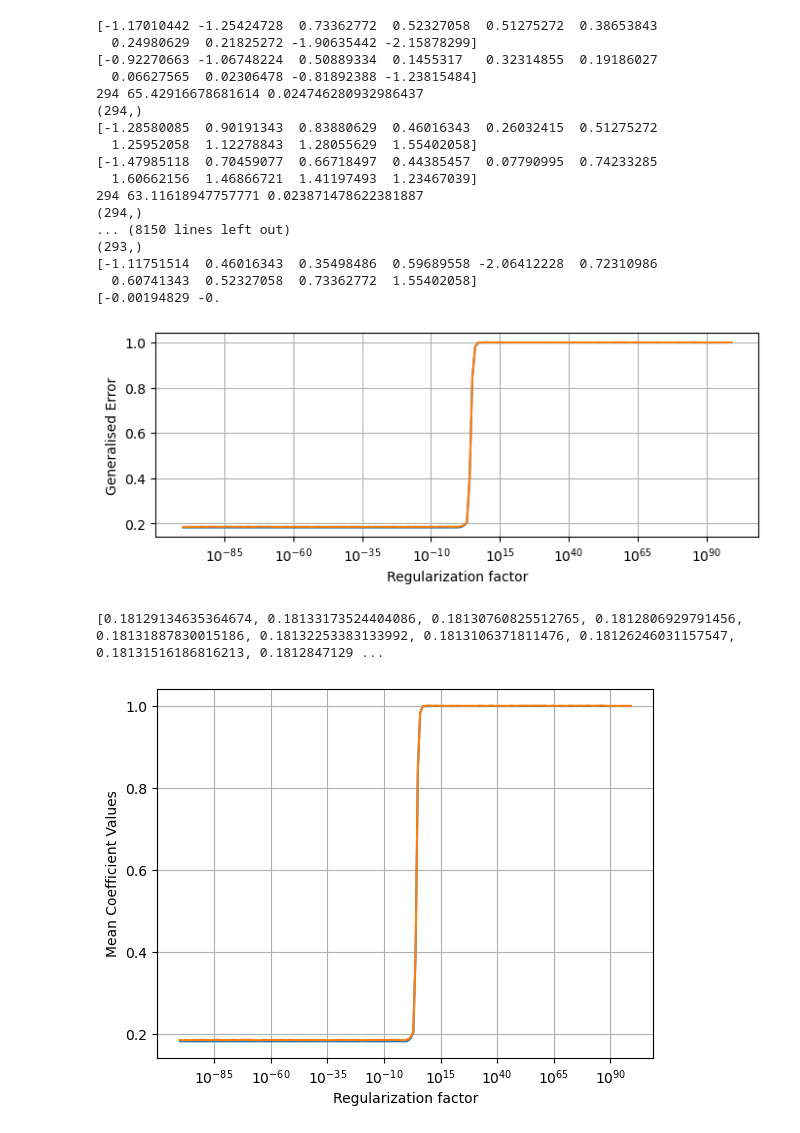
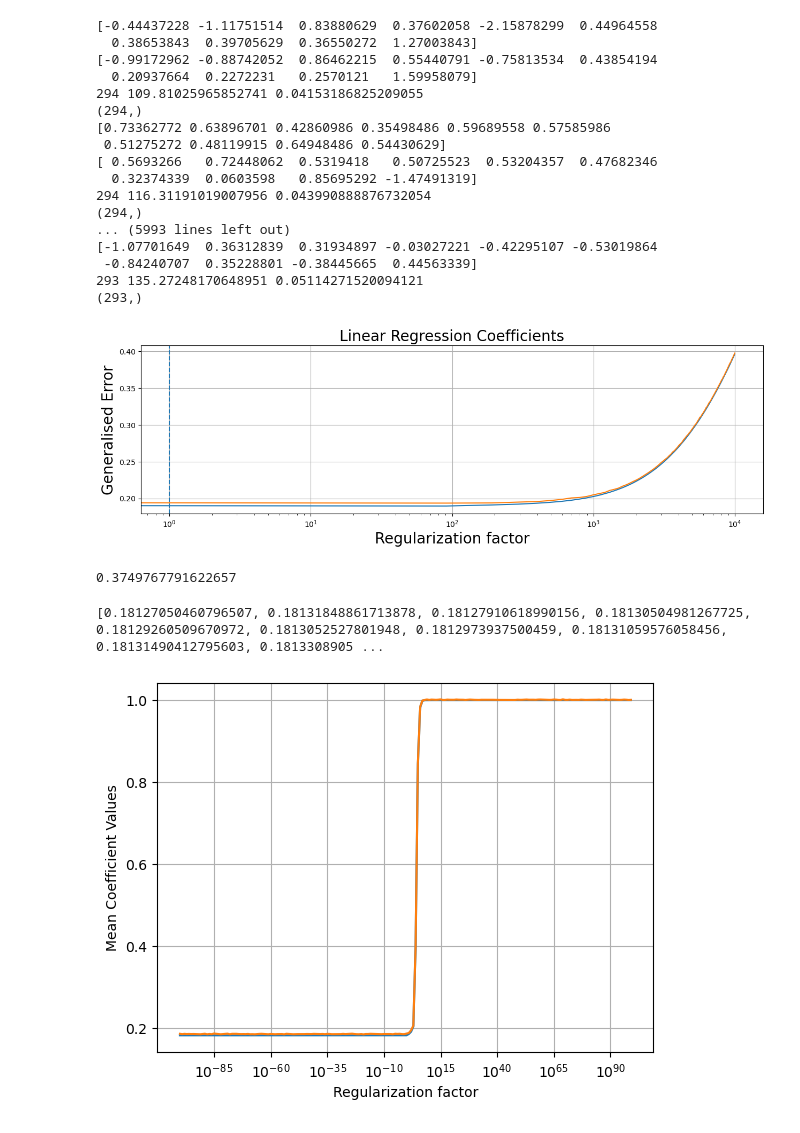
Before and after one commit to Apros7/DTU_MachineLearning, a Jupyter notebook: Project2/Linear_2.ipynb, the cells around one changed output. Saved outputs shown, nothing was run; the diff lists cells and outputs as text; code cells hidden in the pictures.

```diff
--- a/Project2/Linear_2.ipynb
+++ b/Project2/Linear_2.ipynb
@@ -24,7 +24,7 @@ N, M = X_drop.shape
 X = X_drop
 
 # Values of lambda
-lambdas = np.power(10.,range(-100,100))
+lambdas = np.linspace(-10,10000,100)
 
 # Initialize variables
 
@@ -55,55 +55,67 @@ for lamb in lambdas:
         XtX = X_train.T @ X_train
 
         # Estimate weights for the value of lambda, on entire training set
         lambdaI = lamb * np.eye(M)
         lambdaI[0,0] = 0 # Do no regularize the bias term
         w_rlr[:,k] = np.linalg.solve(XtX+lambdaI,Xty).squeeze()
         # Compute mean squared error with regularization with lambda
         Error_train_rlr[k] = np.square(y_train-X_train @ w_rlr[:,k]).sum(axis=0)/y_train.shape[0]
         Error_test_rlr[k] = ((y_test-X_test @ w_rlr[:,k])**2).sum(axis=0)/y_test.shape[0]
 
         print(y_test[:10])
         print((X_test @ w_rlr[:,k])[:10])
         print(len((y_test-X_test @ w_rlr[:,k])**2), sum((y_test-X_test @ w_rlr[:,k])**2), sum((y_test-X_test @ w_rlr[:,k])**2)/y_train.shape[0])
         print(y_test.shape)
         k +=1
 
 
     Test.append(np.mean(Error_test_rlr))
     Train.append(np.mean(Error_train_rlr))
 
-plt.figure(figsize=(8, 6))
+plt.figure(figsize=(15, 9))
 plt.subplot(2,1,1)
 plt.semilogx(lambdas,Train) # Don't plot the bias term\
 plt.semilogx(lambdas,Test) # Don't plot the bias term
-plt.xlabel('Regularization factor')
-plt.ylabel('Generalised Error')
+plt.xlabel('Regularization factor', fontsize=20)
+plt.ylabel('Generalised Error', fontsize=20)
+plt.title("Linear Regression Coefficients", fontsize=20)
+plt.axvline(x=1, linestyle='--')
+#plt.text(10, 0.5, 'λ = 1', fontsize=12, color='black')
 plt.grid()
 
+
+#plt.subplots_adjust(bottom=0.35)
+
+
+
+plt.savefig("Linear Lambda.png", bbox_inches = "tight")
+plt.show()
+
 print(Test[0])
 # %% [output]
-[-1.17010442 -1.25424728  0.73362772  0.52327058  0.51275272  0.38653843
-  0.24980629  0.21825272 -1.90635442 -2.15878299]
-[-0.92270663 -1.06748224  0.50889334  0.1455317   0.32314855  0.19186027
-  0.06627565  0.02306478 -0.81892388 -1.23815484]
-294 65.42916678681614 0.024746280932986437
+[-0.44437228 -1.11751514  0.83880629  0.37602058 -2.15878299  0.44964558
+  0.38653843  0.39705629  0.36550272  1.27003843]
+[-0.99172962 -0.88742052  0.86462215  0.55440791 -0.75813534  0.43854194
+  0.20937664  0.2272231   0.2570121   1.59958079]
+294 109.81025965852741 0.04153186825209055
 (294,)
-[-1.28580085  0.90191343  0.83880629  0.46016343  0.26032415  0.51275272
-  1.25952058  1.12278843  1.28055629  1.55402058]
-[-1.47985118  0.70459077  0.66718497  0.44385457  0.07790995  0.74233285
-  1.60662156  1.46866721  1.41197493  1.23467039]
-294 63.11618947757771 0.023871478622381887
+[0.73362772 0.63896701 0.42860986 0.35498486 0.59689558 0.57585986
+ 0.51275272 0.48119915 0.64948486 0.54430629]
+[ 0.5693266   0.72448062  0.5319418   0.50725523  0.53204357  0.47682346
+  0.32374339  0.0603598   0.85695292 -1.47491319]
+294 116.31191019007956 0.043990888876732054
 (294,)
-... (8150 lines left out)
+... (5993 lines left out)
+[-1.07701649  0.36312839  0.31934897 -0.03027221 -0.42295107 -0.53019864
+ -0.84240707  0.35228801 -0.38445665  0.44563339]
+293 135.27248170648951 0.05114271520094121
 (293,)
-[-1.11751514  0.46016343  0.35498486  0.59689558 -2.06412228  0.72310986
-  0.60741343  0.52327058  0.73362772  1.55402058]
-[-0.00194829 -0.
-[figure, old version]
+[figure, new version]
+0.3749767791622657
 # %%
 print(Train)
 # %% [output]
-[0.18129134635364674, 0.18133173524404086, 0.18130760825512765, 0.1812806929791456, 0.18131887830015186, 0.18132253383133992, 0.1813106371811476, 0.18126246031157547, 0.18131516186816213, 0.1812847129 ...
+[0.18127050460796507, 0.18131848861713878, 0.18127910618990156, 0.18130504981267725, 0.18129260509670972, 0.1813052527801948, 0.1812973937500459, 0.18131059576058456, 0.18131490412795603, 0.1813308905 ...
 # %%
 plt.semilogx(lambdas,Train) # Don't plot the bias term\
 plt.semilogx(lambdas,Test) # Don't plot the bias term
```
Also changed, not shown: parts of 1 cell of this notebook, 4 other files.
